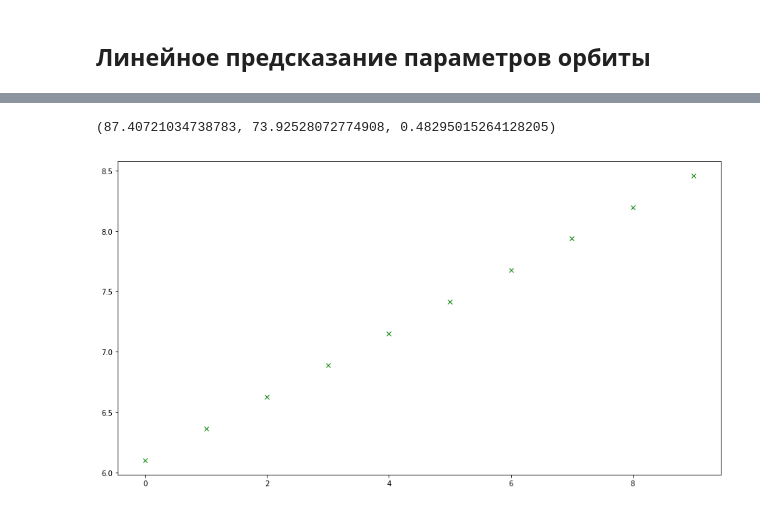
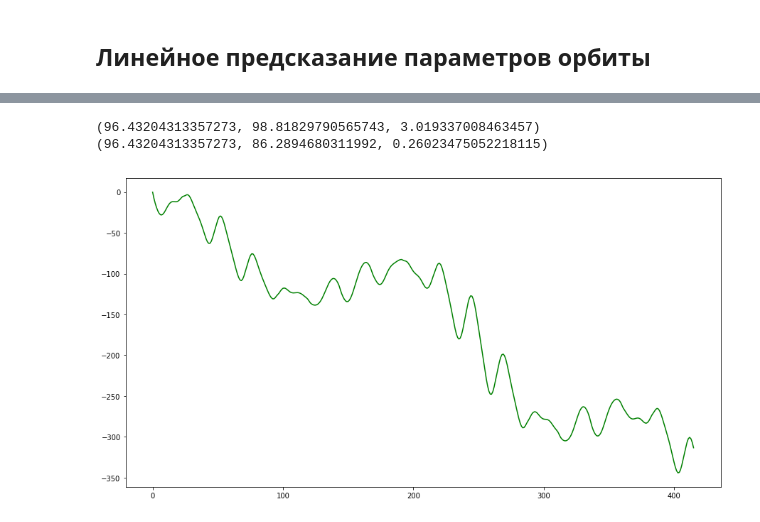
Before and after one commit to KirillRuSS/IDAO-2020, a Jupyter notebook: IDAO-2020-predictions.ipynb, the cells around one changed output, grey strips where cells are left out. Cells and saved outputs as stored; diff of their text form; code cells hidden in the pictures.

```diff
--- a/IDAO-2020-predictions.ipynb
+++ b/IDAO-2020-predictions.ipynb
@@ -238,6 +209,8 @@ def get_next_rv_nu(p, delta_time):
 class LinearRegressionModel:
     def __init__(self):
         self.reg = None
+        self.delta_time_reg = None
+        self.is_dynamic_time = True
 
     def get_x(self, data):
         pd.options.mode.chained_assignment = None
@@ -245,6 +218,8 @@ class LinearRegressionModel:
         return np.array(data[['total_seconds', 'total_seconds_square']])
 
     def fit(self, data):
+        self.delta_time_reg = None
+
         x = self.get_x(data)
         y = data[['a', 'ecc', 'inc', 'raan', 'argp']]
 
@@ -263,8 +238,10 @@ class LinearRegressionModel:
                 mean_anomaly-=np.pi*2
 
 
-            delta_t = mean_anomaly# / sqrt(c.mu / a**3)
+            delta_t = mean_anomaly / sqrt(c.mu / a**3)
             self.delta_time_list.append(delta_t)
+
+        self.delta_time_reg = LinearRegression().fit(x, np.array(self.delta_time_list))
 
         return positions
 
@@ -273,6 +250,14 @@ class LinearRegressionModel:
             return p
         p = self.reg.predict([row])[0]
         return np.append(p, 0)
+
+    def predict_time(self, row):
+        if self.delta_time_reg != None:
+            return self.delta_time_reg.predict([row])[0]
+        else:
+            return 0
+
+
 
     def test(self, data):
         border = len(data)//2
@@ -298,9 +283,16 @@ class LinearRegressionModel:
         positions = []
         self.nu_list = []
 
+        _predict_time = self.predict_time(np.array([p_time, p_time**1.1]))
+
         X = self.get_x(d)
         for x in X:
-            rv, nu = get_next_rv_nu(p, x[0]-p_time)
+            if self.is_dynamic_time:
+                rv, nu = get_next_rv_nu(p, x[0]-p_time+(self.predict_time(x)-_predict_time))
+            else:
+                rv, nu = get_next_rv_nu(p, x[0]-p_time)
+
+            _predict_time = self.predict_time(x)
             positions.append(rv)
             p_time = x[0]
             nu += p[-1]
@@ -312,18 +304,22 @@ class LinearRegressionModel:
 
         return positions
 
+sat_id = 8
+model = LinearRegressionModel()
+print(model.test(sat_list[sat_id]['d']))
 
-model = LinearRegressionModel()
-model.test(sat_list[225]['d'])
+model.is_dynamic_time = False
+print(model.test(sat_list[sat_id]['d']))
 # %% [output]
-(87.40721034738783, 73.92528072774908, 0.48295015264128205)
+(96.43204313357273, 98.81829790565743, 3.019337008463457)
+(96.43204313357273, 86.2894680311992, 0.26023475052218115)
 # %%
-d = sat_list[225]['d']
+d = sat_list[2]['d']
 positions = model.fit(d)
 
 plt.figure(figsize = (15, 8))
-plt.plot(model.nu_list[:10], 'gx')
+plt.plot(model.delta_time_list, 'g')
 plt.show()
 # %% [output]
-[figure, old version]
+[figure, new version]
 # %%
```
Also changed, not shown: parts of 7 cells of this notebook, 1 other file.
